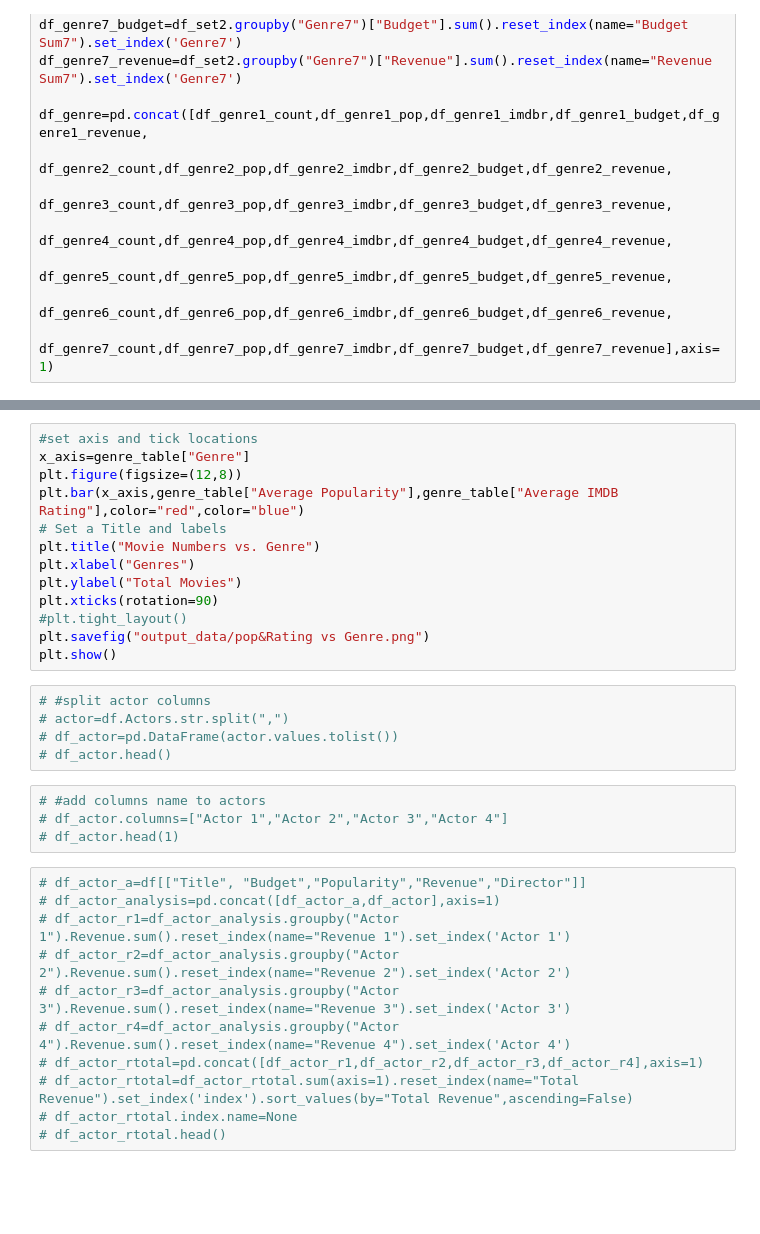
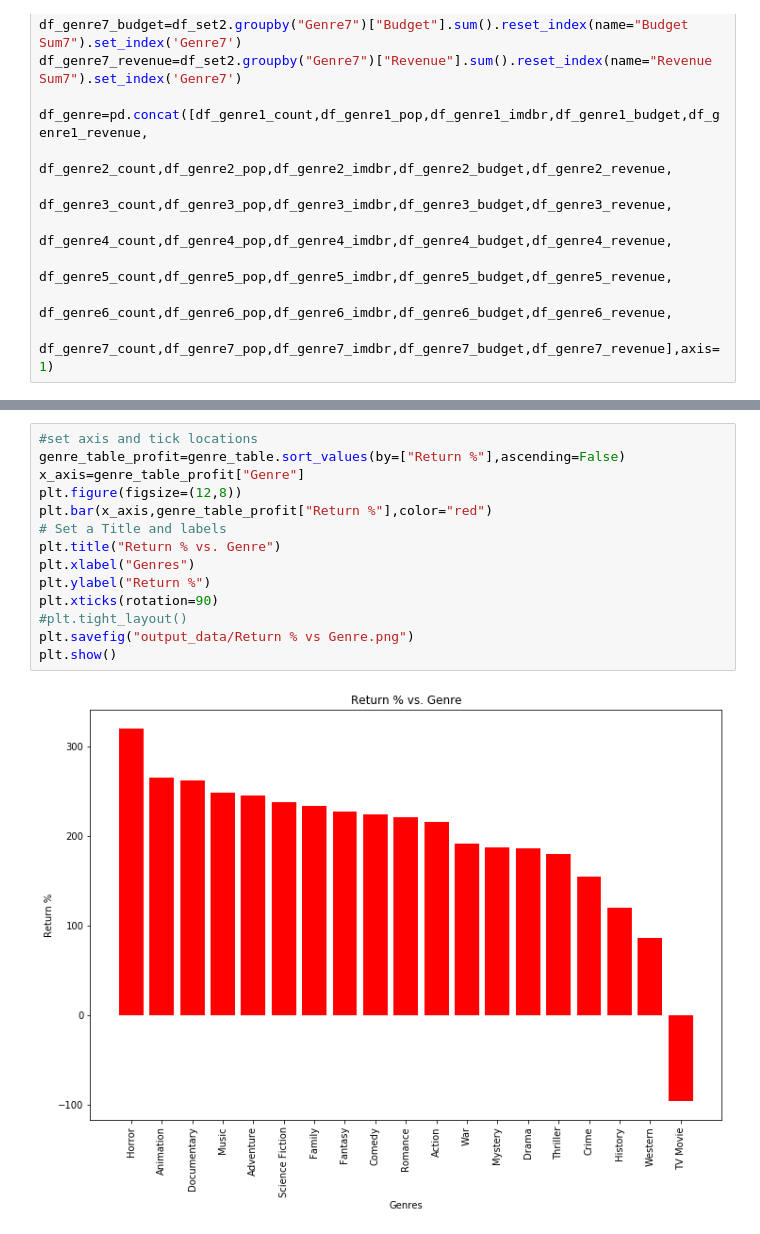
Before and after one commit to masonxmh/python_api_project1, a Jupyter notebook: dataAnalysis.ipynb, the cells around one changed output, grey strips where cells are left out. Saved outputs shown, nothing was run; the diff lists cells and outputs as text; blank space fills up the shorter version.

```diff
--- a/dataAnalysis.ipynb
+++ b/dataAnalysis.ipynb
@@ -291,33 +374,16 @@ plt.show()
 # %%
 #set axis and tick locations
-x_axis=genre_table["Genre"]
+genre_table_profit=genre_table.sort_values(by=["Return %"],ascending=False)
+x_axis=genre_table_profit["Genre"]
 plt.figure(figsize=(12,8))
-plt.bar(x_axis,genre_table["Average Popularity"],genre_table["Average IMDB Rating"],color="red",color="blue")
+plt.bar(x_axis,genre_table_profit["Return %"],color="red")
 # Set a Title and labels
-plt.title("Movie Numbers vs. Genre")
+plt.title("Return % vs. Genre")
 plt.xlabel("Genres")
-plt.ylabel("Total Movies")
+plt.ylabel("Return %")
 plt.xticks(rotation=90)
 #plt.tight_layout()
-plt.savefig("output_data/pop&Rating vs Genre.png")
+plt.savefig("output_data/Return % vs Genre.png")
 plt.show()
+# %% [output]
+[figure, added]
-# %%
-# #split actor columns
-# actor=df.Actors.str.split(",")
-# df_actor=pd.DataFrame(actor.values.tolist())
-# df_actor.head()
-# %%
-# #add columns name to actors
-# df_actor.columns=["Actor 1","Actor 2","Actor 3","Actor 4"]
-# df_actor.head(1)
-# %%
-# df_actor_a=df[["Title", "Budget","Popularity","Revenue","Director"]]
-# df_actor_analysis=pd.concat([df_actor_a,df_actor],axis=1)
-# df_actor_r1=df_actor_analysis.groupby("Actor 1").Revenue.sum().reset_index(name="Revenue 1").set_index('Actor 1')
-# df_actor_r2=df_actor_analysis.groupby("Actor 2").Revenue.sum().reset_index(name="Revenue 2").set_index('Actor 2')
-# df_actor_r3=df_actor_analysis.groupby("Actor 3").Revenue.sum().reset_index(name="Revenue 3").set_index('Actor 3')
-# df_actor_r4=df_actor_analysis.groupby("Actor 4").Revenue.sum().reset_index(name="Revenue 4").set_index('Actor 4')
-# df_actor_rtotal=pd.concat([df_actor_r1,df_actor_r2,df_actor_r3,df_actor_r4],axis=1)
-# df_actor_rtotal=df_actor_rtotal.sum(axis=1).reset_index(name="Total Revenue").set_index('index').sort_values(by="Total Revenue",ascending=False)
-# df_actor_rtotal.index.name=None
-# df_actor_rtotal.head()
```
Also changed, not shown: parts of 26 cells of this notebook, 10 other files.
